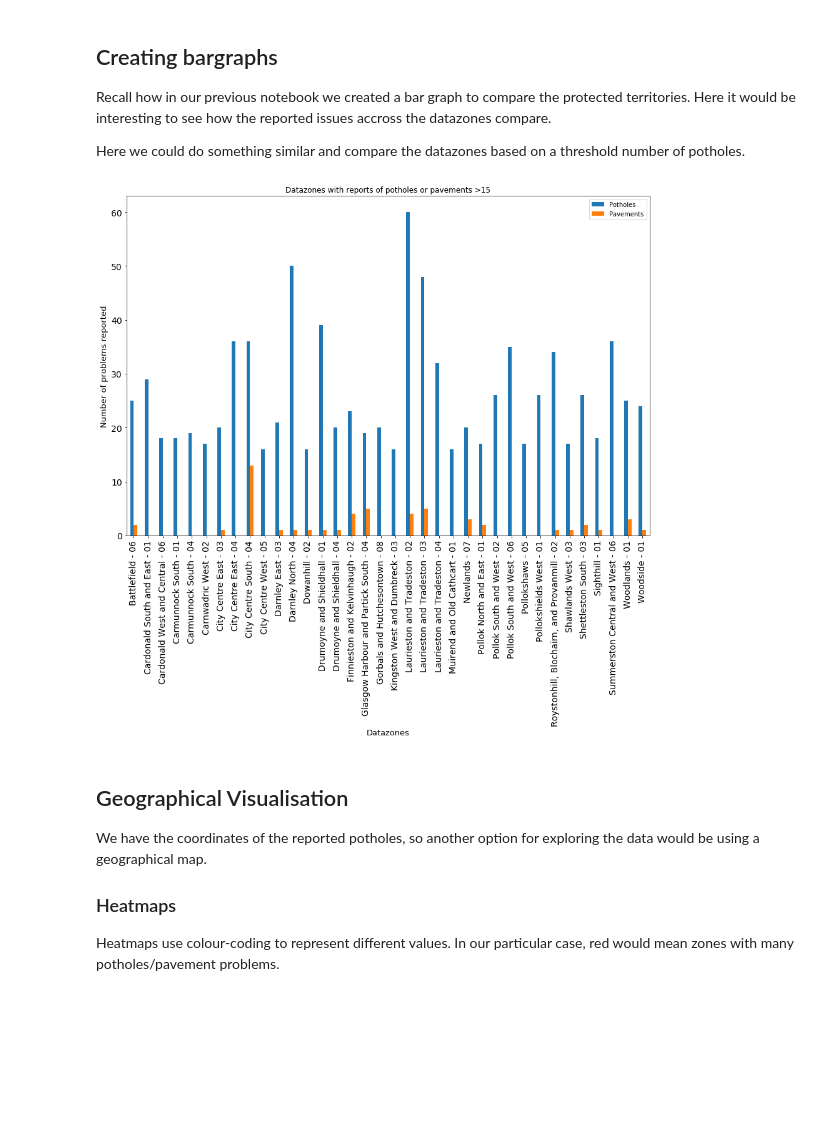
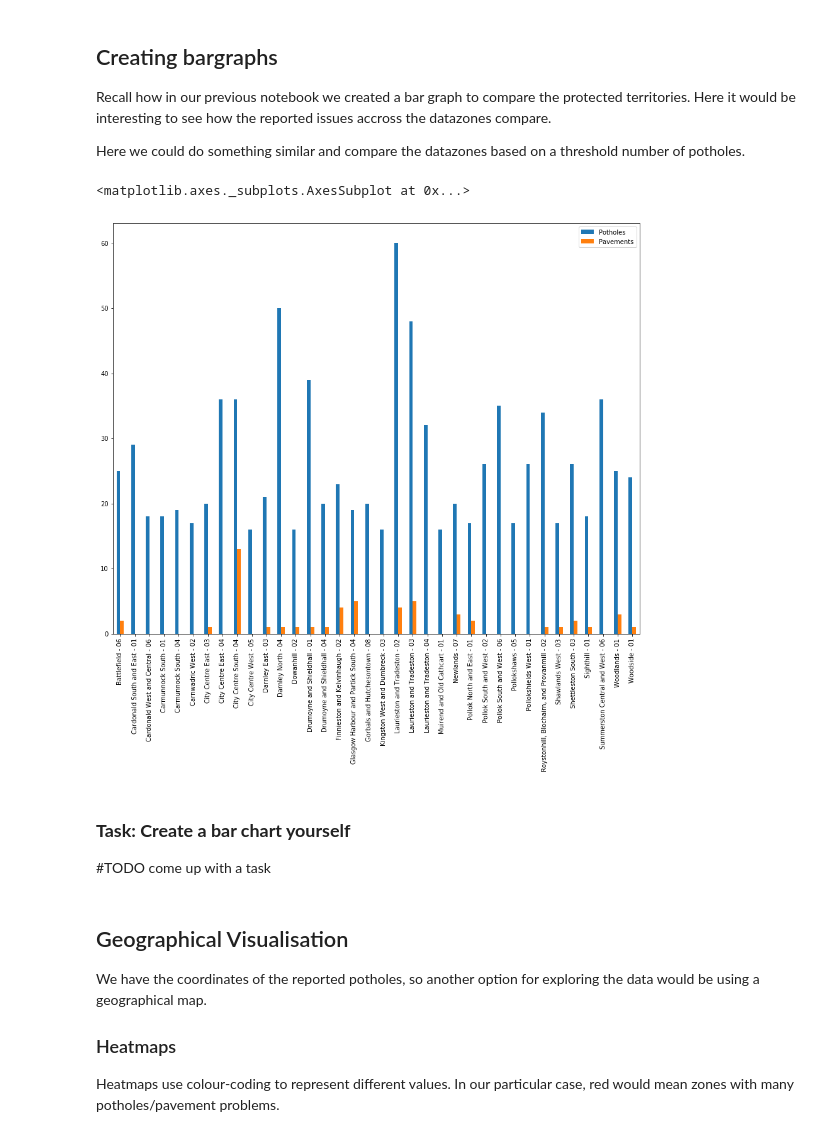
Before and after one commit to citizendatascience/pythonNotebookPrototypes, a Jupyter notebook: fix_my_street_data.ipynb, the cells around one changed output. Saved outputs shown, nothing was run; the diff lists cells and outputs as text; code cells hidden in the pictures; blank space fills up the shorter version.

```diff
--- a/fix_my_street_data.ipynb
+++ b/fix_my_street_data.ipynb
@@ -42,5 +43,5 @@ import matplotlib.pyplot as plt
 ## Recall: Reading from a csv
 In the last time notebook, we learned how to read from a csv file and create a dataframe.
 # %%
-dataframe = pd.read_csv("C:/Users/Alex/Desktop/Citizen Data Science Project/pythonNotebookPrototypes/data/fix_myStreetGlasgow.csv", sep=',')
+dataframe = pd.read_csv("data/fix_myStreetGlasgow.csv", sep=',')
 # %% [markdown]
@@ -95,8 +96,8 @@ Assuming your code for the previous task works, now you should have 2 dataframes
 
 Ideally, what we want to do is to have one dataframe that combines the data from dataPo and dataPav. Since the column 'name' is common for the two dataframes, we want to use it to join them together.
 # %%
-#dataP = dataframe[dataframe['category'] == 'Pavements/footpaths'].groupby('name')['category'].count()
-#ataPav= pd.DataFrame(data=dataP).rename(index=str, columns={"name": "Datazone", "category": "Pavements"})
+dataP = dataframe[dataframe['category'] == 'Pavements/footpaths'].groupby('name')['category'].count()
+dataPav= pd.DataFrame(data=dataP).rename(index=str, columns={"name": "Datazone", "category": "Pavements"})
 
 #concatenating the two dataframes
 result = pd.concat([dataPo, dataPav], axis=1, join='outer')
@@ -115,12 +116,23 @@ Recall how in our previous notebook we created a bar graph to compare the protec
 Here we could do something similar and compare the datazones based on a threshold number of potholes.
 # %%
 result = result[(result['Potholes']>15.0) | (result['Pavements']>15.0)]
-plot = result[['Potholes','Pavements']].plot(kind='bar', title ="Datazones with reports of potholes or pavements >15", figsize=(15, 10), legend=True, fontsize=14)
-plt.xlabel('Datazones', fontsize=13)
-plt.ylabel('Number of problems reported',fontsize=13)
-plt.show()
+#print (result)
+# plot = result[['Potholes','Pavements']].plot(kind='bar', title ="Datazones with reports of potholes or pavements >15", figsize=(15, 10), legend=True, fontsize=14)
+# plt.xlabel('Datazones', fontsize=13)
+# plt.ylabel('Number of problems reported',fontsize=13)
+# plt.show()
+result.plot.bar(fontsize=10, figsize=(15,12))
+
+#ax = sns.barplot(x="Datazone", y='Potholes', data=result)
+
+#g = sns.factorplot("Potholes", "Pavements", data=result, kind="bar", palette="muted", legend=False)
 # %% [output]
+<matplotlib.axes._subplots.AxesSubplot at 0x...>
-[figure, old version]
+[figure, new version]
+# %% [markdown]
+### **Task: Create a bar chart yourself**
+
+#TODO come up with a task
 # %% [markdown]
 ## Geographical Visualisation
 We have the coordinates of the reported potholes, so another option for exploring the data would be using a geographical map.
```
Also changed, not shown: parts of 4 cells of this notebook, 1 other file.
